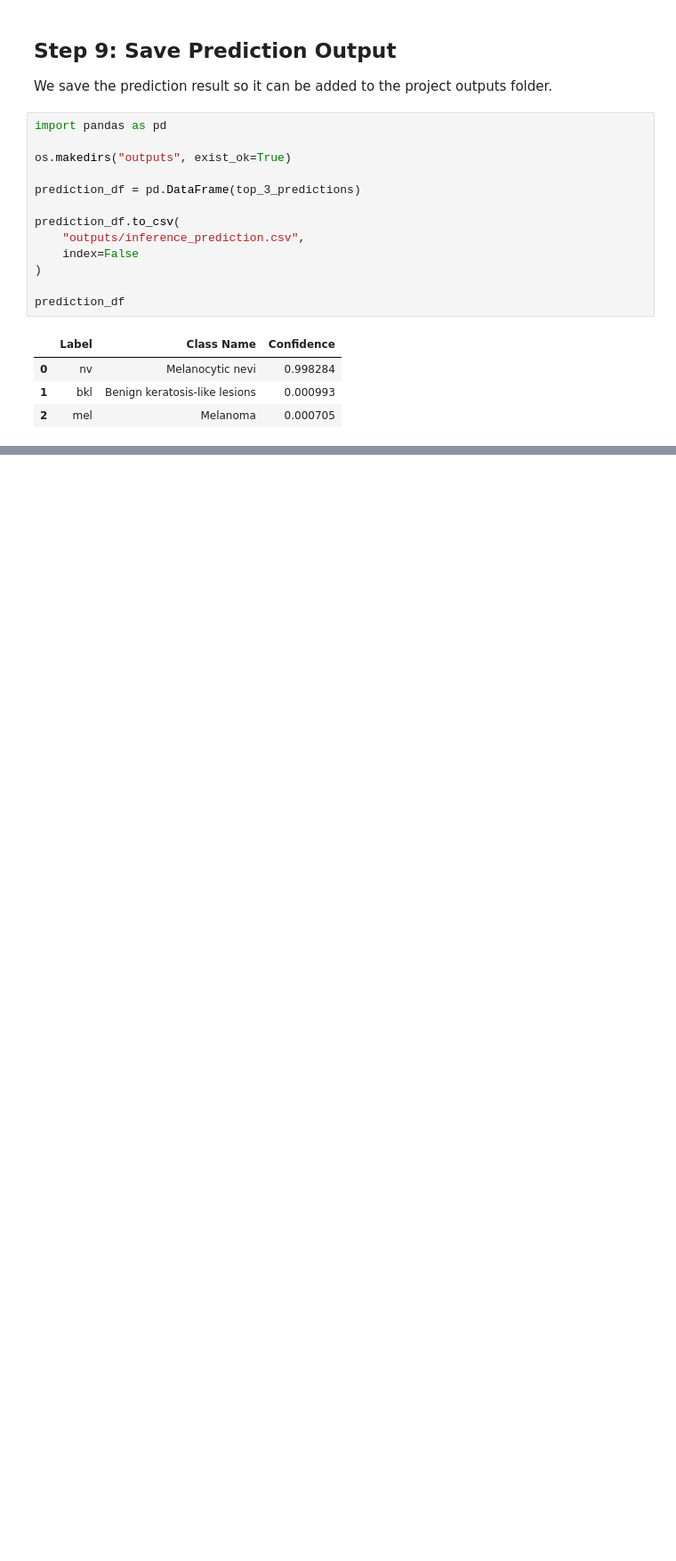
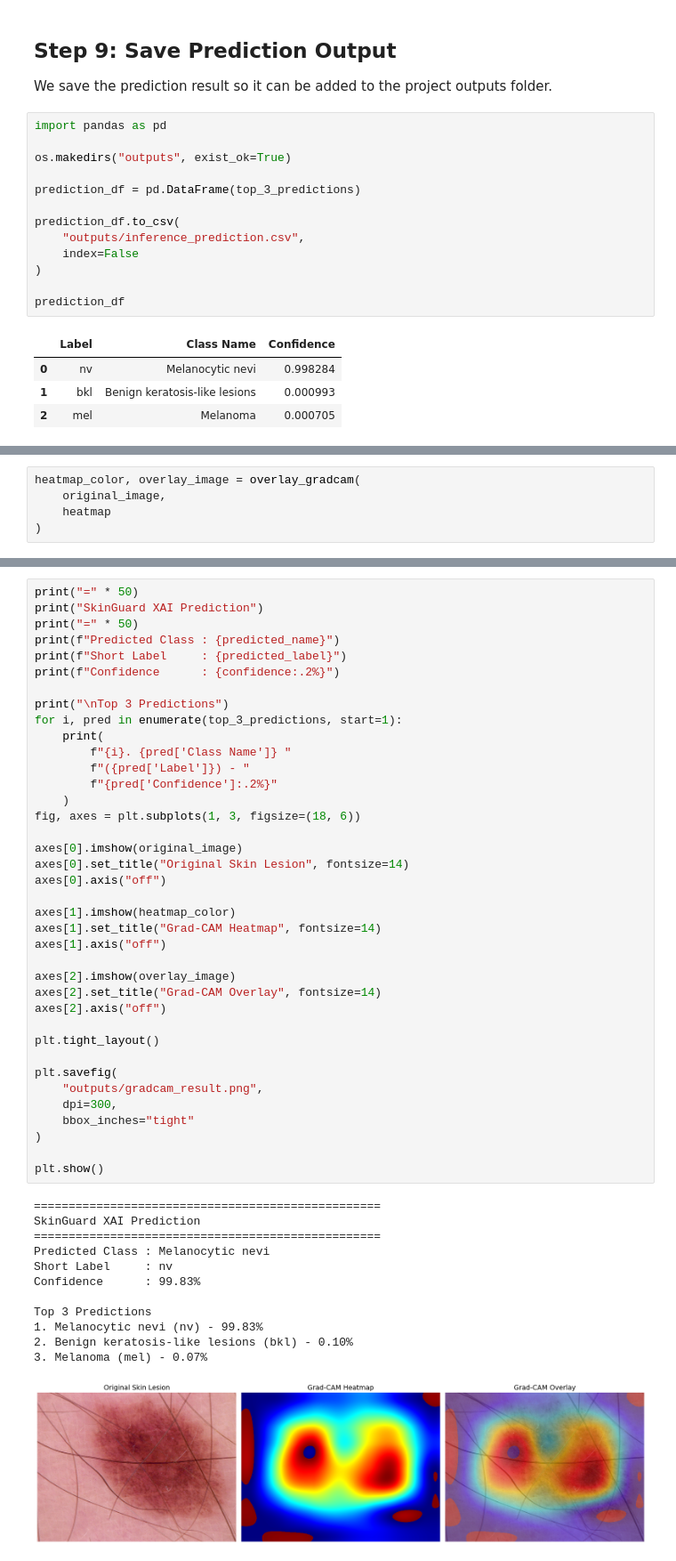
Before and after one commit to rinviriti/AI-ML-Learning-Journey, a Jupyter notebook: 12_capstone_projects/01_SkinGuard_XAI/SkinGuard_XAI_Inference.ipynb, the cells around one changed output, grey strips where cells are left out. Shown at 89% size. Cells and saved outputs as stored; diff of their text form; blank space fills up the shorter version.

```diff
--- a/12_capstone_projects/01_SkinGuard_XAI/SkinGuard_XAI_Inference.ipynb
+++ b/12_capstone_projects/01_SkinGuard_XAI/SkinGuard_XAI_Inference.ipynb
@@ -308,0 +535,5 @@ prediction_df
+# %%
+heatmap_color, overlay_image = overlay_gradcam(
+    original_image,
+    heatmap
+)
@@ -308,0 +587,51 @@ prediction_df
+# %%
+print("=" * 50)
+print("SkinGuard XAI Prediction")
+print("=" * 50)
+print(f"Predicted Class : {predicted_name}")
+print(f"Short Label     : {predicted_label}")
+print(f"Confidence      : {confidence:.2%}")
+
+print("\nTop 3 Predictions")
+for i, pred in enumerate(top_3_predictions, start=1):
+    print(
+        f"{i}. {pred['Class Name']} "
+        f"({pred['Label']}) - "
+        f"{pred['Confidence']:.2%}"
+    )
+fig, axes = plt.subplots(1, 3, figsize=(18, 6))
+
+axes[0].imshow(original_image)
+axes[0].set_title("Original Skin Lesion", fontsize=14)
+axes[0].axis("off")
+
+axes[1].imshow(heatmap_color)
+axes[1].set_title("Grad-CAM Heatmap", fontsize=14)
+axes[1].axis("off")
+
+axes[2].imshow(overlay_image)
+axes[2].set_title("Grad-CAM Overlay", fontsize=14)
+axes[2].axis("off")
+
+plt.tight_layout()
+
+plt.savefig(
+    "outputs/gradcam_result.png",
+    dpi=300,
+    bbox_inches="tight"
+)
+
+plt.show()
+# %% [output]
+==================================================
+SkinGuard XAI Prediction
+==================================================
+Predicted Class : Melanocytic nevi
+Short Label     : nv
+Confidence      : 99.83%
+
+Top 3 Predictions
+1. Melanocytic nevi (nv) - 99.83%
+2. Benign keratosis-like lesions (bkl) - 0.10%
+3. Melanoma (mel) - 0.07%
+[figure, added]
```
Also changed, not shown: parts of 24 cells of this notebook.
